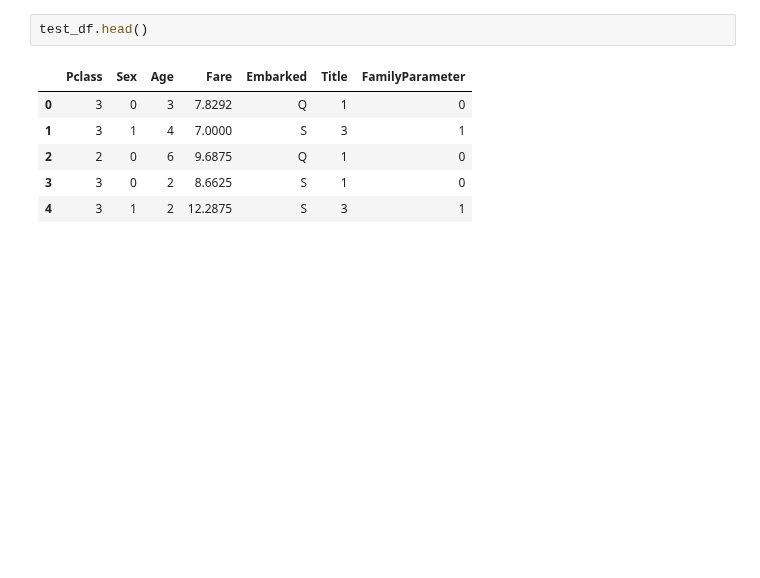
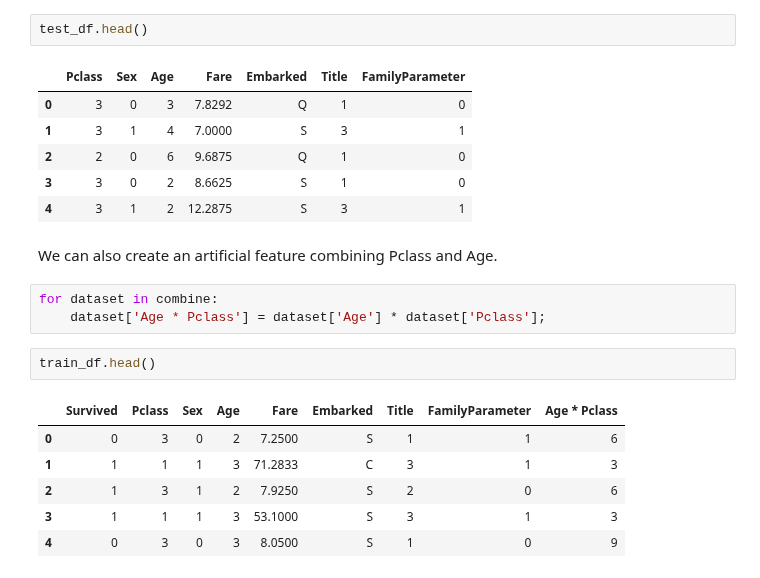
Before and after one commit to sushant2811/KaggleTitanic, a Jupyter notebook: KaggleTitanicSushant.ipynb, the cells around one changed output. Saved outputs shown, nothing was run; the diff lists cells and outputs as text; blank space fills up the shorter version.

Commit message:
Introducing Age * Pclass feature

```diff
--- a/KaggleTitanicSushant.ipynb
+++ b/KaggleTitanicSushant.ipynb
@@ -1135,3 +1135,17 @@ test_df.head()
 | 2 | 2 | 0 | 6 | 9.6875 | Q | 1 | 0 |
 | 3 | 3 | 0 | 2 | 8.6625 | S | 1 | 0 |
 | 4 | 3 | 1 | 2 | 12.2875 | S | 3 | 1 |
+# %% [markdown]
+We can also create an artificial feature combining Pclass and Age.
+# %%
+for dataset in combine:
+    dataset['Age * Pclass'] = dataset['Age'] * dataset['Pclass'];
+# %%
+train_df.head()
+# %% [output]
+|  | Survived | Pclass | Sex | Age | Fare | Embarked | Title | FamilyParameter | Age * Pclass |
+| 0 | 0 | 3 | 0 | 2 | 7.2500 | S | 1 | 1 | 6 |
+| 1 | 1 | 1 | 1 | 3 | 71.2833 | C | 3 | 1 | 3 |
+| 2 | 1 | 3 | 1 | 2 | 7.9250 | S | 2 | 0 | 6 |
+| 3 | 1 | 1 | 1 | 3 | 53.1000 | S | 3 | 1 | 3 |
+| 4 | 0 | 3 | 0 | 3 | 8.0500 | S | 1 | 0 | 9 |
```
Also changed, not shown: parts of 1 cell of this notebook.
